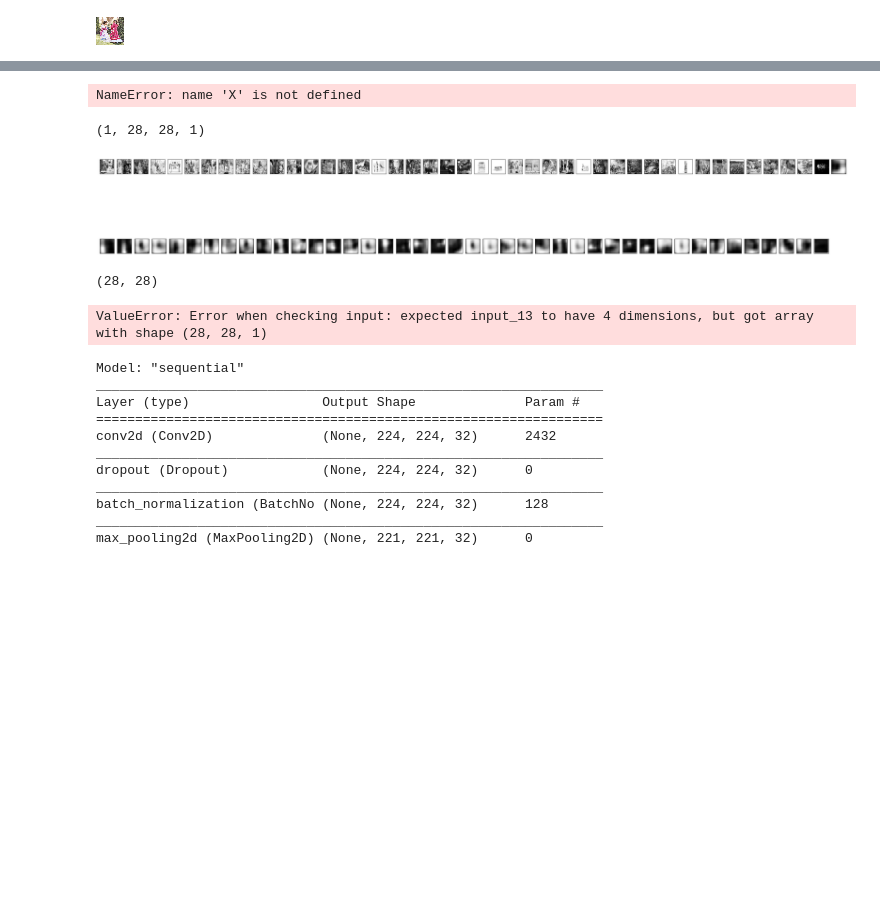
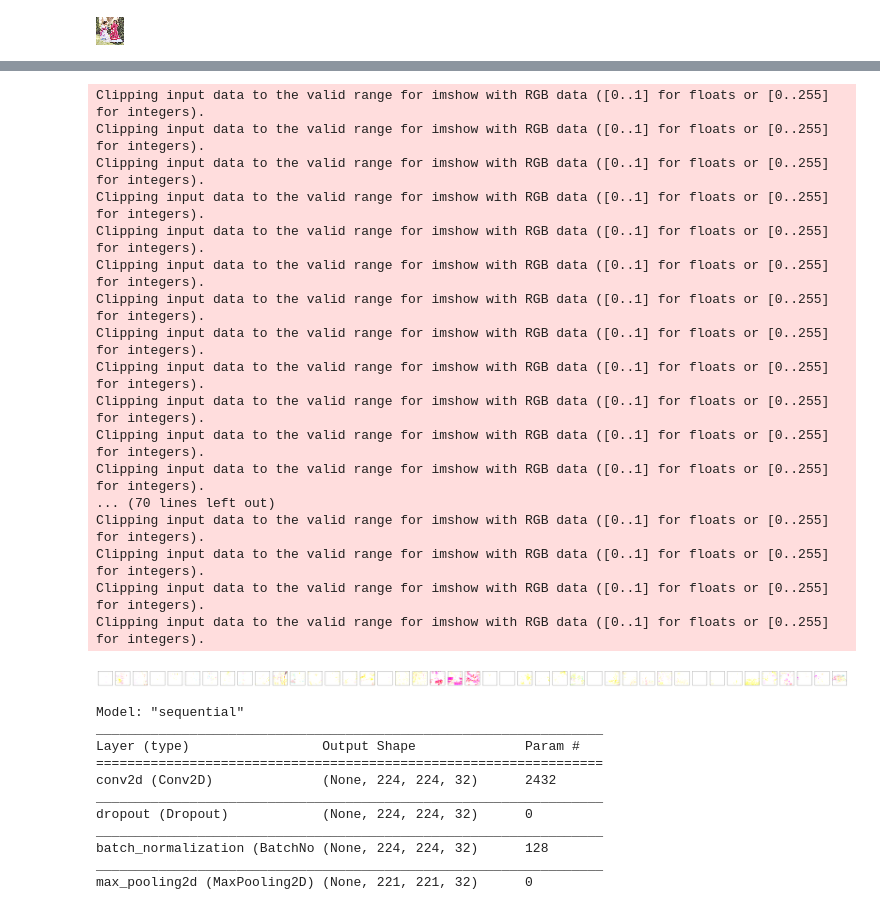
Before and after one commit to denisdunn/estee_lauder, a Jupyter notebook: Autoencoder_denis.ipynb, the cells around one changed output, grey strips where cells are left out. Drawn from its saved outputs; the diff is of its cells as text; code cells hidden in the pictures; blank space fills up the shorter version.

```diff
--- a/Autoencoder_denis.ipynb
+++ b/Autoencoder_denis.ipynb
@@ -368 +374,3 @@ array_to_img(X[0])
+# %%
+Y=X/255
 # %%
@@ -391,3 +435,26 @@ autoencoder.compile(optimizer='adam', loss="binary_crossentropy")
+# %%
+Input_img = Input(shape=(80, 80, 3))
+
+#encoding architecture
+x1 = Conv2D(64, (3, 3), activation='relu', padding='same')(Input_img)
+x1 = BatchNormalization()(x1)
+x2 = Conv2D(128, (3, 3), activation='relu', padding='same')(x1)
+x2 = MaxPool2D( (2, 2))(x2)
+x2 = BatchNormalization()(x2)
+x2 = Conv2D(64, (3, 3), activation='relu', padding='same')(x2)
+encoded = AveragePooling2D( (2, 2))(x2)
+
+# decoding architecture
+x3=Conv2D(8, (3, 3), activation='relu', padding='same')(encoded)
+x3 = Conv2DTranspose(64, (5, 5),strides=2, activation='relu', padding='same')(x3)
+x3 = Conv2DTranspose(128, (3, 3),strides=(2,2),activation='relu',padding='same' )(x3)
+#x3 = UpSampling2D((2, 2))(x3)
+#x2 = Conv2D(128, (3, 3), activation='relu', padding='same')(x3)
+x1 = Conv2DTranspose(256, (3, 3), activation='relu', padding='same')(x3)
+decoded = Conv2D(3, (1, 1), padding='same')(x1)
+
+autoencoder = Model(Input_img, decoded)
+autoencoder.compile(optimizer='Nadam', loss='mse')
 # %%
 autoencoder.summary()
 # %% [output]
@@ -410 +477,4 @@ Non-trainable params: 32
 _________________________________________________________________
+# %%
+autoencoder.fit_generator(datagen.flow(X, Y, batch_size=1),
+                    steps_per_epoch=len(X), epochs=50000)
@@ -416,6 +504,3 @@ _________________________________________________________________
                 #shuffle=False)
                 #validation_data=(x_test, x_test),
                 #callbacks=[TensorBoard(log_dir='/tmp/autoencoder')])
-# %%
-autoencoder.fit_generator(datagen.flow(X, X, batch_size=1),
-                    steps_per_epoch=len(X), epochs=50000)
@@ -441,4 +506,0 @@ KeyboardInterrupt:
-# %%
-X
-# %% [output]
-NameError: name 'X' is not defined
@@ -447,30 +513,41 @@ test=autoencoder.predict(X[1].reshape(-1,28,28,1))
-# %%
-test.shape
-# %% [output]
-(1, 28, 28, 1)
 # %%
 decoded_imgs = autoencoder.predict(X)
 
 n = 43
-plt.figure(figsize=(40, 8))
+plt.figure(figsize=(80, 16))
 for i in range(n):
     # display original
     ax = plt.subplot(2, n+1, i+1)
-    plt.imshow(X[i].reshape(28, 28))
+    #ax = plt.subplot(2, n, i + n)
+    plt.imshow(np.array(X[i]).reshape(80, 80,3))
+    #plt.imshow(X[i])
     plt.gray()
     ax.get_xaxis().set_visible(False)
     ax.get_yaxis().set_visible(False)
-
+    ax = plt.subplot(2, n+1, i+1)
     # display reconstruction
-    ax = plt.subplot(2, n, i + n)
-    plt.imshow(decoded_imgs[i].reshape(28, 28))
+    #ax = plt.subplot(2, n, i + n)
+    plt.imshow(np.array(decoded_imgs[i]).reshape(80, 80,3))
     plt.gray()
     ax.get_xaxis().set_visible(False)
     ax.get_yaxis().set_visible(False)
 plt.show()
 # %% [output]
+Clipping input data to the valid range for imshow with RGB data ([0..1] for floats or [0..255] for integers).
+Clipping input data to the valid range for imshow with RGB data ([0..1] for floats or [0..255] for integers).
+Clipping input data to the valid range for imshow with RGB data ([0..1] for floats or [0..255] for integers).
+Clipping input data to the valid range for imshow with RGB data ([0..1] for floats or [0..255] for integers).
+Clipping input data to the valid range for imshow with RGB data ([0..1] for floats or [0..255] for integers).
+Clipping input data to the valid range for imshow with RGB data ([0..1] for floats or [0..255] for integers).
+Clipping input data to the valid range for imshow with RGB data ([0..1] for floats or [0..255] for integers).
+Clipping input data to the valid range for imshow with RGB data ([0..1] for floats or [0..255] for integers).
+Clipping input data to the valid range for imshow with RGB data ([0..1] for floats or [0..255] for integers).
+Clipping input data to the valid range for imshow with RGB data ([0..1] for floats or [0..255] for integers).
+Clipping input data to the valid range for imshow with RGB data ([0..1] for floats or [0..255] for integers).
+Clipping input data to the valid range for imshow with RGB data ([0..1] for floats or [0..255] for integers).
+... (70 lines left out)
+Clipping input data to the valid range for imshow with RGB data ([0..1] for floats or [0..255] for integers).
+Clipping input data to the valid range for imshow with RGB data ([0..1] for floats or [0..255] for integers).
+Clipping input data to the valid range for imshow with RGB data ([0..1] for floats or [0..255] for integers).
+Clipping input data to the valid range for imshow with RGB data ([0..1] for floats or [0..255] for integers).
-[figure, old version]
+[figure, new version]
-# %%
-np.squeeze(test).shape
-# %% [output]
-(28, 28)
@@ -479,4 +553,0 @@ test1=test.reshape(28,28,1)
-# %%
-autoencoder.predict(test1)
-# %% [output]
-ValueError: Error when checking input: expected input_13 to have 4 dimensions, but got array with shape (28, 28, 1)
```
Also changed, not shown: parts of 20 cells of this notebook, 4 other files.
